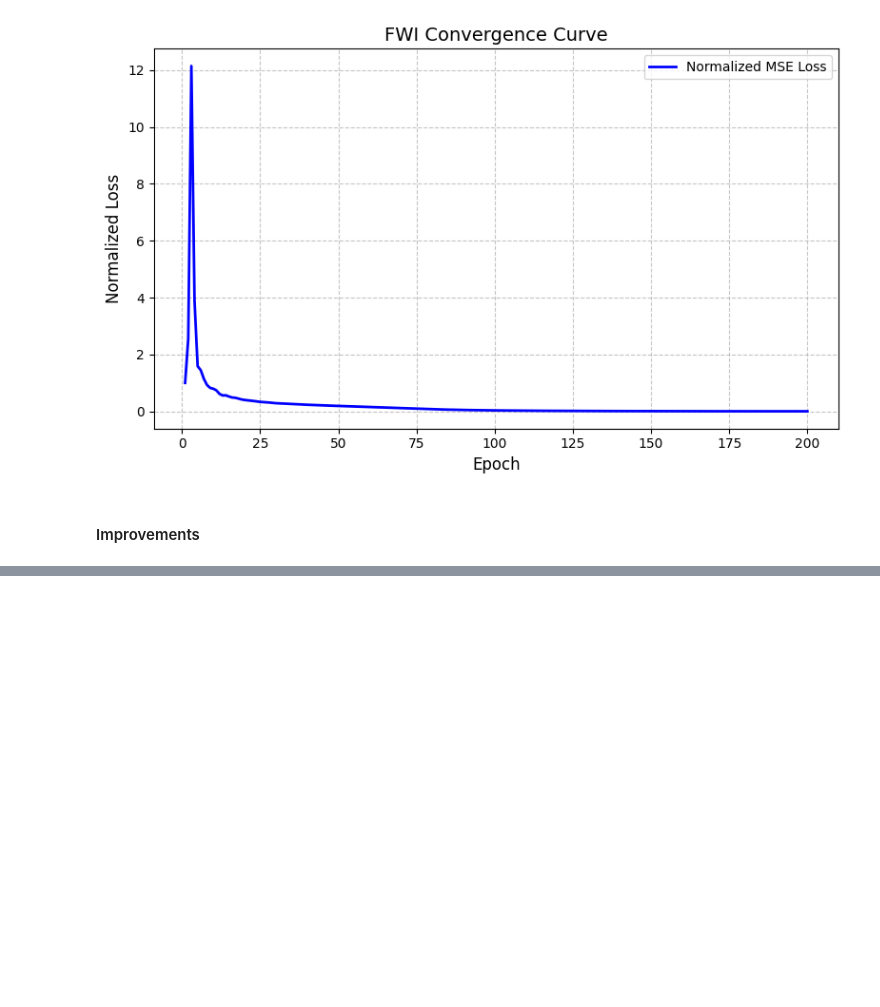
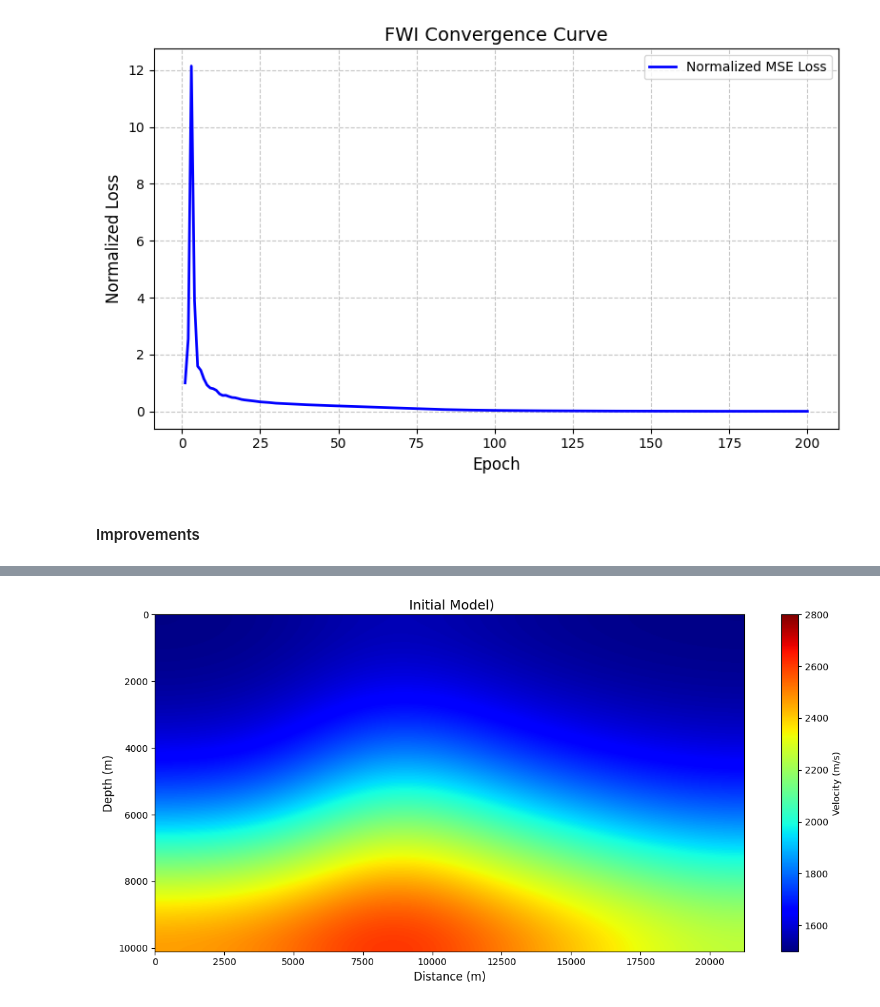
Before and after one commit to nemoiitkgp/NGRI-SUMMER-INTERNSHIP, a Jupyter notebook: Anticline.ipynb, the cells around one changed output, grey strips where cells are left out. Cells and saved outputs as stored; diff of their text form; code cells hidden in the pictures; blank space fills up the shorter version.

```diff
--- a/Anticline.ipynb
+++ b/Anticline.ipynb
@@ -226,0 +624,52 @@ plt.show()
+# %%
+import numpy as np
+import scipy.io
+from scipy.ndimage import gaussian_filter
+import matplotlib.pyplot as plt
+
+# 1. SETTINGS & PATHS
+mat_path = 'anticline_model.mat'
+dx, dz = 25.0, 25.0  # Grid spacing from your original code
+sigma_value = 100     # Higher value = more smoothed out
+
+# 2. LOAD TRUE MODEL (Required to generate the initial model)
+try:
+    mat = scipy.io.loadmat(mat_path)
+    v_true_np = None
+    for key in mat:
+        if isinstance(mat[key], np.ndarray):
+            arr = np.squeeze(mat[key])
+            if arr.ndim == 2:
+                v_true_np = arr.astype(np.float32)
+                break
+    if v_true_np is None: raise ValueError
+    if np.max(v_true_np) < 10: v_true_np *= 1000.0
+except:
+    # Fallback synthetic if file is missing
+    v_true_np = 2000 * np.ones((850, 404), dtype=np.float32)
+    v_true_np[:, 200:] = 3500
+
+# Ensure orientation matches your inversion (Depth as Y-axis)
+if v_true_np.shape[0] < v_true_np.shape[1]:
+    v_true_np = v_true_np.T
+
+nx, nz = v_true_np.shape
+vmin, vmax = v_true_np.min(), v_true_np.max()
+
+# 3. CREATE HIGHLY SMOOTHED INITIAL MODEL
+# Using 1/v (slowness) for smoothing is standard in Geophysics
+v_init_np = 1 / gaussian_filter(1 / v_true_np, sigma=sigma_value)
+
+# 4. PLOT INITIAL MODEL
+plt.figure(figsize=(12, 6))
+im = plt.imshow(v_init_np.T, cmap='jet', vmin=vmin, vmax=vmax,
+                extent=[0, nx * dx, nz * dz, 0], aspect='auto')
+
+plt.title(f" Initial Model)", fontsize=14)
+plt.xlabel("Distance (m)", fontsize=12)
+plt.ylabel("Depth (m)", fontsize=12)
+plt.colorbar(im, label='Velocity (m/s)')
+plt.tight_layout()
+plt.show()
+# %% [output]
+[figure, added]
```
Also changed, not shown: parts of 2 cells of this notebook.
